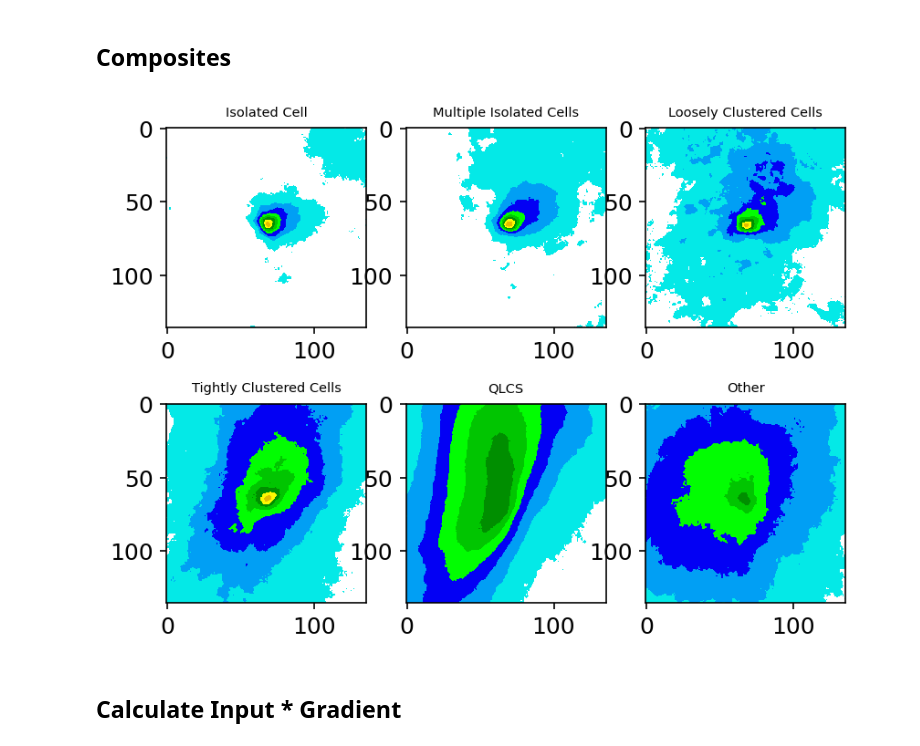
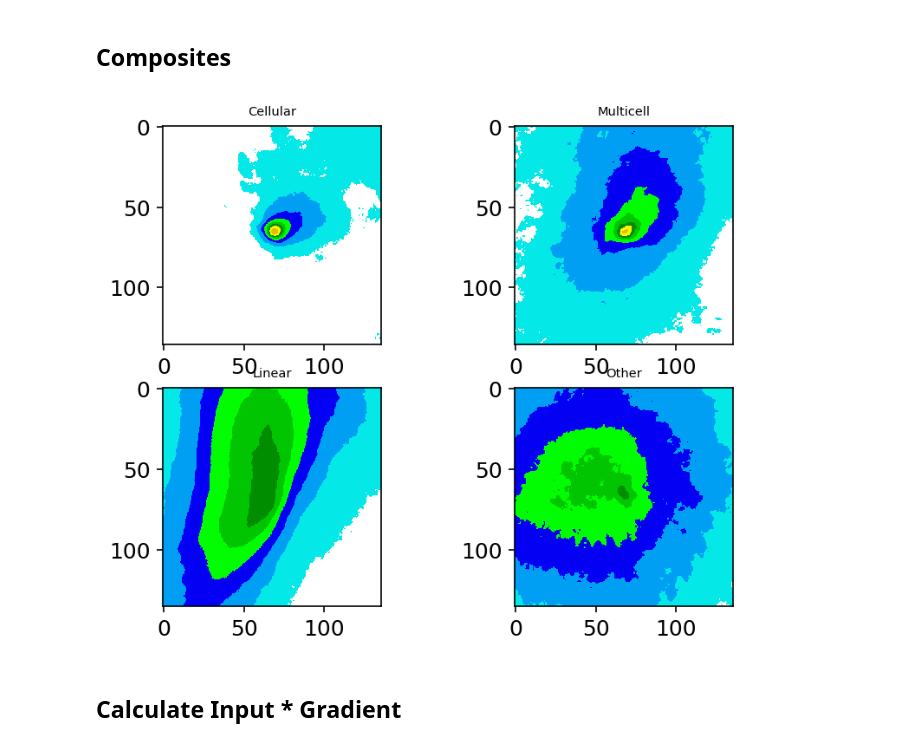
Before and after one commit to jcorner1/Future_Modes, a Jupyter notebook: Code/Jetstream/Convective_Mode_ItG.ipynb, the cells around one changed output. Saved outputs shown, nothing was run; the diff lists cells and outputs as text; code cells hidden in the pictures.

```diff
--- a/Code/Jetstream/Convective_Mode_ItG.ipynb
+++ b/Code/Jetstream/Convective_Mode_ItG.ipynb
@@ -194,15 +194,18 @@ norm = mpl.colors.BoundaryNorm(clevels, cmap.N)
 # %% [markdown]
 ## Load Data and Model
 # %%
-#load the training/testing/validation datasets
-with open("/share/jcorner_data/pkls/1996_2011_train.pkl", "rb") as f:
+#load the data
+with open("/share/jcorner_data/pkls/new_mode_svrimg/svrimg_new_mode_train.pkl", "rb") as f:
     (x_train, y_train) = pickle.load(f)
 
-with open("/share/jcorner_data/pkls/2012_2013_validation.pkl", "rb") as f:
+with open("/share/jcorner_data/pkls/new_mode_svrimg/svrimg_new_mode_validation.pkl", "rb") as f:
     (x_val, y_val) = pickle.load(f)
 
-with open("/share/jcorner_data/pkls/2014_2017_test.pkl", "rb") as f:
+with open("/share/jcorner_data/pkls/new_mode_svrimg/svrimg_new_mode_test.pkl", "rb") as f:
     (x_test, y_test) = pickle.load(f)
+
+num_classes = 4
+input_shape = (136, 136, 1)
 
 #Normalize by 80 dBZ
 x_train = x_train.astype("float32") / 80
@@ -220,5 +223,5 @@ x_train shape: (4560, 136, 136, 1)
 920 test samples
 # %%
 #load the model
-model = tf.keras.models.load_model('/share/jcorner_data/models/morph_model_v03.h5')
+model = tf.keras.models.load_model('/share/jcorner_data/models/future_modes_v2.h5')
 #model = tf.keras.models.load_model('/share/jcorner_data/models/morph_model_nospace_v04.h5')
@@ -256,26 +256,24 @@ for classnum in range(np.max(mode_pred)+1):
 # %%
 from matplotlib.colors import ListedColormap, BoundaryNorm
 import matplotlib.pyplot as plt
 %matplotlib inline
 
 #load a radarcolormap
 cmap_r = radar_colormap()
 classes = np.array(list(range(0, 85, 5)))
 norm = BoundaryNorm(classes, ncolors=cmap_r.N)
 
-modes = ['Isolated Cell', 'Multiple Isolated Cells',
-                'Loosely Clustered Cells', 'Tightly Clustered Cells',
-                'QLCS', 'Other']
+modes = ['Cellular','Multicell', 'Linear', 'Other']
 
 for classnum in range(np.max(mode_pred)+1):
 
-    ax = plt.subplot(2,3,classnum+1)
+    ax = plt.subplot(2,2,classnum+1)
     sample = locals()[f'class_{classnum}_mode'] *80
     ax.set_title(modes[classnum], fontsize=7)
 
     draw_box_plot(ax, sample.squeeze())
 # %% [output]
-[figure, old version]
+[figure, new version]
 # %% [markdown]
 ## Calculate Input * Gradient
 # %%
```
Also changed, not shown: parts of 6 cells of this notebook, 4 other files.
